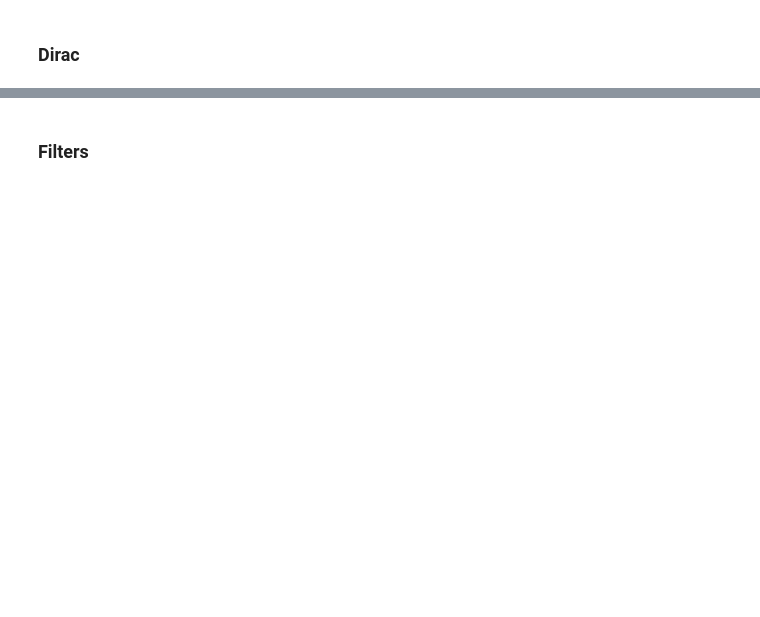
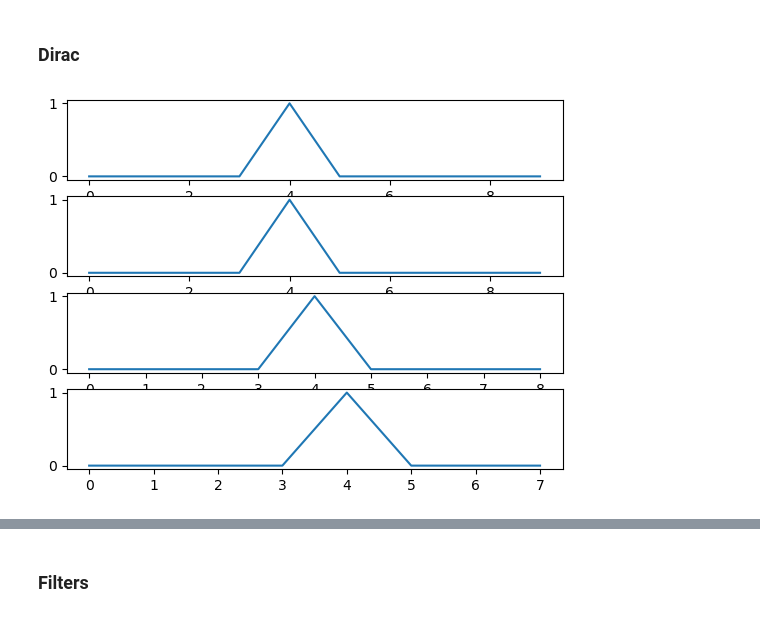
Before and after one commit to samogden/CST463-assignments, a Jupyter notebook: class_code/week08/cnn-models.ipynb, the cells around one changed output, grey strips where cells are left out. Cells and saved outputs as stored; diff of their text form; code cells hidden in the pictures; blank space fills up the shorter version.

```diff
--- a/class_code/week08/cnn-models.ipynb
+++ b/class_code/week08/cnn-models.ipynb
@@ -89,13 +103,15 @@ plot_all([
 # %%
 dirac = np.zeros(10)
 dirac[4] = 1
 
 plot_all([
   dirac,
-  convolve(dirac, np.array([1, 0])),
+  convolve(dirac, np.array([1])),
   convolve(dirac, np.array([1, 0])),
   convolve(dirac, np.array([1, 0, 0]))
 ])
+# %% [output]
+[figure, added]
 # %%
 
 plot_all([
```
Also changed, not shown: parts of 15 cells of this notebook, 6 other files.
